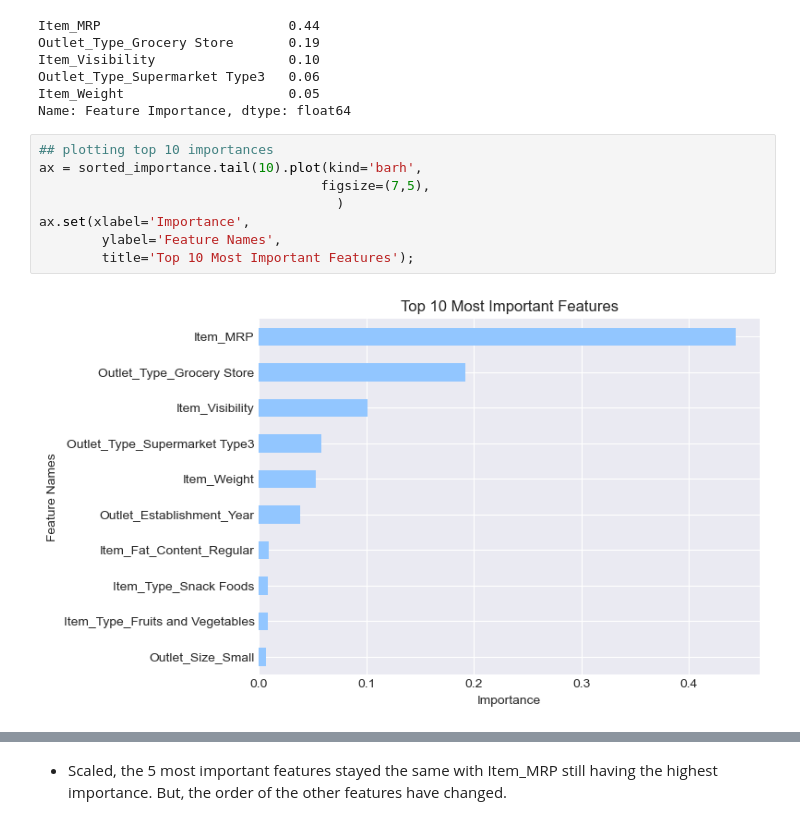
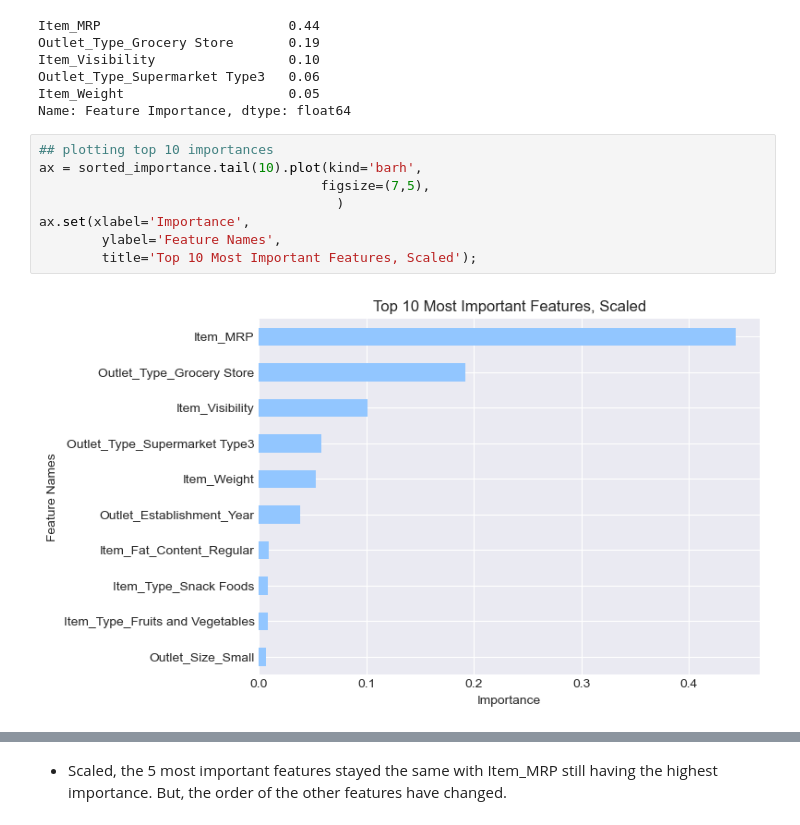
Before and after one commit to CaillahR/Importances-and-Coefficients, a Jupyter notebook: Part 1.ipynb, the cells around one changed output, grey strips where cells are left out. Drawn from its saved outputs; the diff is of its cells as text.

```diff
--- a/Part 1.ipynb
+++ b/Part 1.ipynb
@@ -1399,13 +1400,13 @@ Name: Feature Importance, dtype: float64
 # %%
 ## plotting top 10 importances
 ax = sorted_importance.tail(10).plot(kind='barh',
                                     figsize=(7,5),
                                       )
 ax.set(xlabel='Importance',
         ylabel='Feature Names',
-        title='Top 10 Most Important Features');
+        title='Top 10 Most Important Features, Scaled');
 # %% [output]
-[figure, old version]
+[figure, new version]
 # %%
 ## using the ax to get the fig
 fig_ax2 = ax.get_figure()
```
Also changed, not shown: parts of 4 cells of this notebook.
